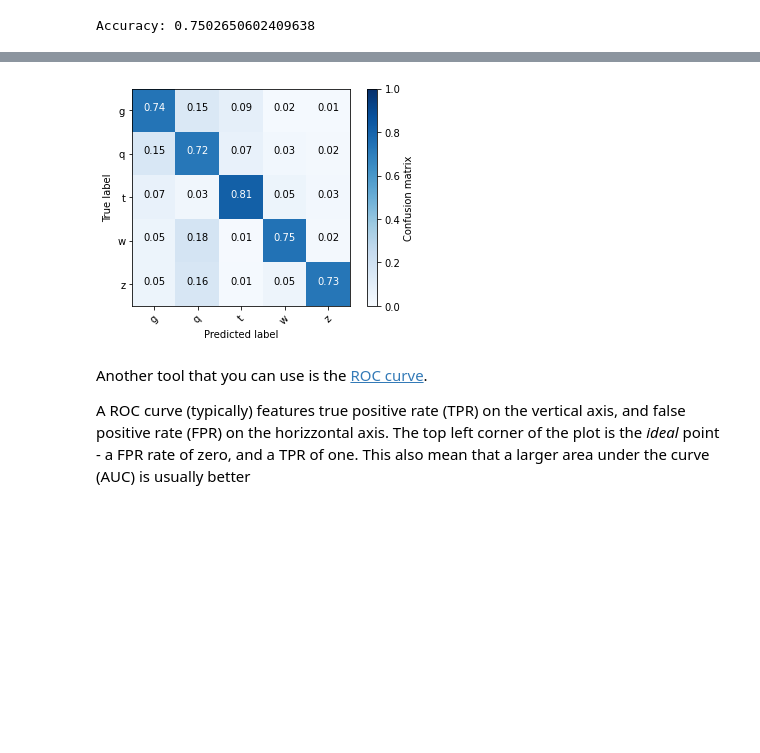
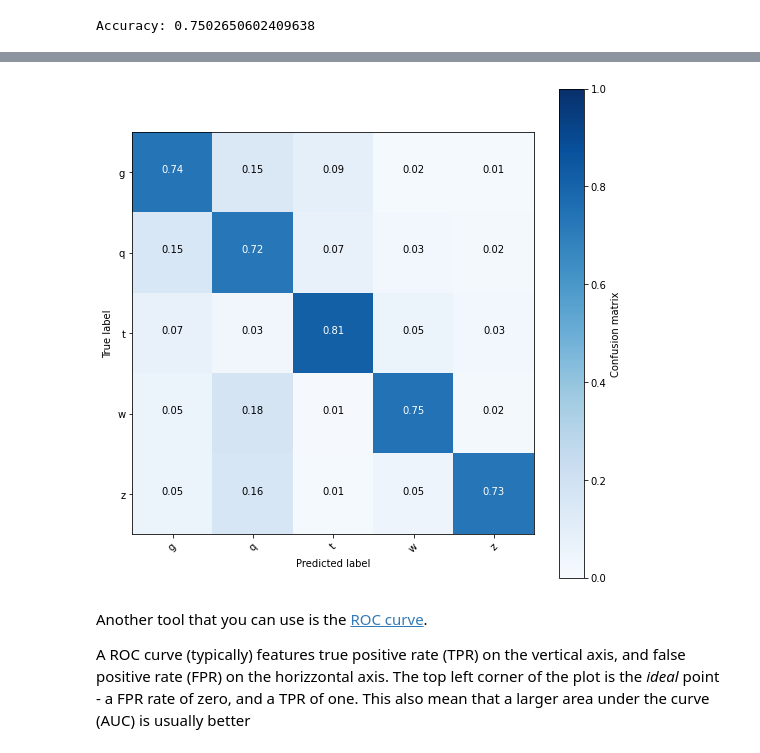
Before and after one commit to fastmachinelearning/hls4ml-tutorial, a Jupyter notebook: part1_getting_started.ipynb, the cells around one changed output, grey strips where cells are left out. Drawn from its saved outputs; the diff is of its cells as text; code cells hidden in the pictures; blank space fills up the shorter version.

```diff
--- a/part1_getting_started.ipynb
+++ b/part1_getting_started.ipynb
@@ -265,10 +264,11 @@ A [confusion matrix]() is the a tool that you can use to get a better understand
 # %%
 import plotting # Import local package plotting.py
 from sklearn.metrics import confusion_matrix
 cm = confusion_matrix(y_true=np.argmax(y_test, axis=1), y_pred=np.argmax(y_keras, axis=1))
+plt.figure(figsize=(9,9))
 _ = plotting.plot_confusion_matrix(cm, le.classes_)
 # %% [output]
-[figure, old version]
+[figure, new version]
 # %% [markdown]
 Another tool that you can use is the [ROC curve](https://developers.google.com/machine-learning/crash-course/classification/roc-and-auc).
 
```
Also changed, not shown: parts of 18 cells of this notebook, 3 other files.
